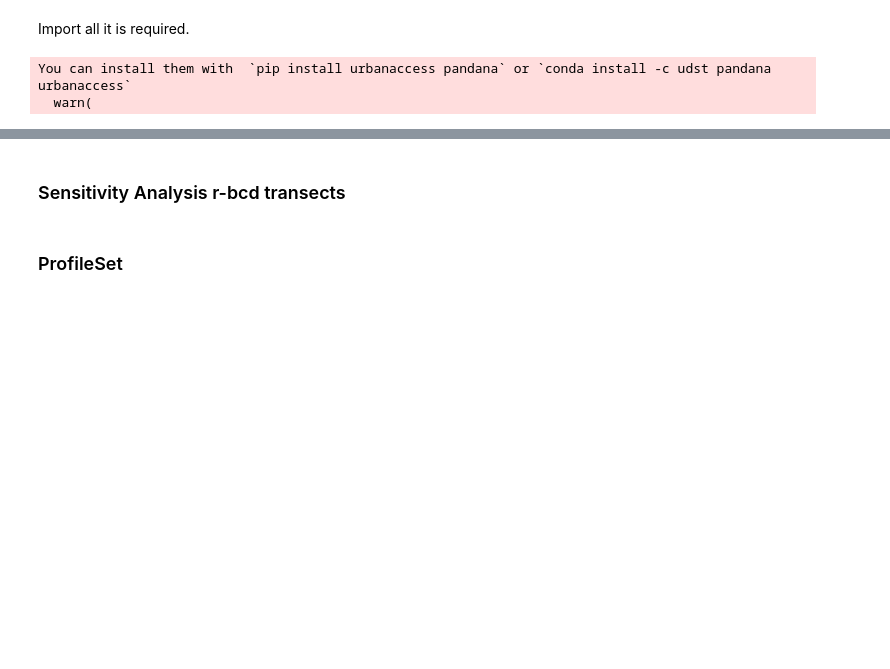
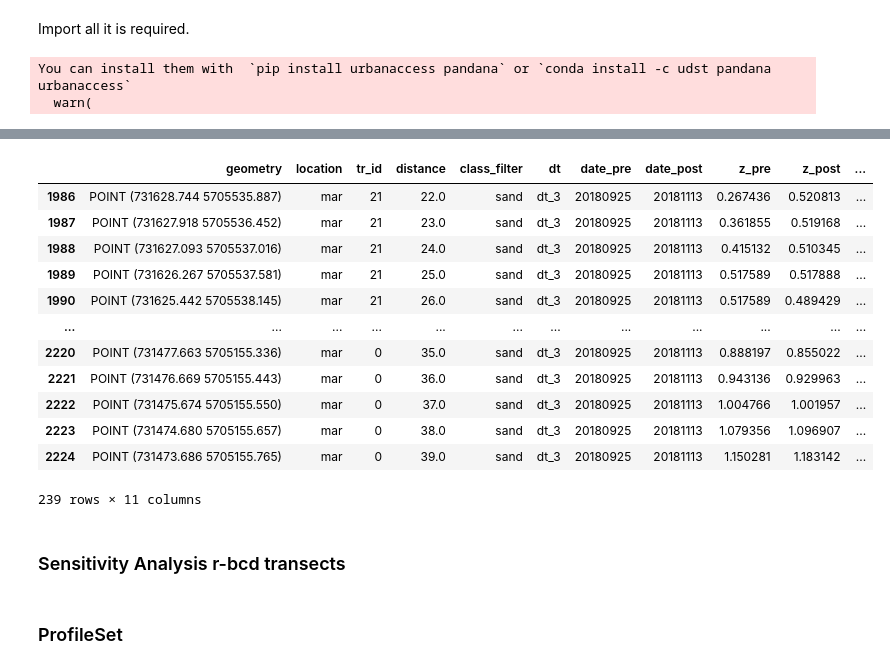
Before and after one commit to npucino/sandpyper, a Jupyter notebook: examples/Example_1_Profile_extraction-CLASS.ipynb, the cells around one changed output, grey strips where cells are left out. Cells and saved outputs as stored; diff of their text form; code cells hidden in the pictures; blank space fills up the shorter version.

```diff
--- a/examples/Example_1_Profile_extraction-CLASS.ipynb
+++ b/examples/Example_1_Profile_extraction-CLASS.ipynb
@@ -71,3 +294,19 @@ D.compute_multitemporal(loc_full={'mar': 'Marengo',
+# %%
+D.dh_df.query("location=='mar' and dt=='dt_3'")
+# %% [output]
+|  | geometry | location | tr_id | distance | class_filter | dt | date_pre | date_post | z_pre | z_post | ... |
+| 1986 | POINT (731628.744 5705535.887) | mar | 21 | 22.0 | sand | dt_3 | 20180925 | 20181113 | 0.267436 | 0.520813 | ... |
+| 1987 | POINT (731627.918 5705536.452) | mar | 21 | 23.0 | sand | dt_3 | 20180925 | 20181113 | 0.361855 | 0.519168 | ... |
+| 1988 | POINT (731627.093 5705537.016) | mar | 21 | 24.0 | sand | dt_3 | 20180925 | 20181113 | 0.415132 | 0.510345 | ... |
+| 1989 | POINT (731626.267 5705537.581) | mar | 21 | 25.0 | sand | dt_3 | 20180925 | 20181113 | 0.517589 | 0.517888 | ... |
+| 1990 | POINT (731625.442 5705538.145) | mar | 21 | 26.0 | sand | dt_3 | 20180925 | 20181113 | 0.517589 | 0.489429 | ... |
+| ... | ... | ... | ... | ... | ... | ... | ... | ... | ... | ... | ... |
+| 2220 | POINT (731477.663 5705155.336) | mar | 0 | 35.0 | sand | dt_3 | 20180925 | 20181113 | 0.888197 | 0.855022 | ... |
+| 2221 | POINT (731476.669 5705155.443) | mar | 0 | 36.0 | sand | dt_3 | 20180925 | 20181113 | 0.943136 | 0.929963 | ... |
+| 2222 | POINT (731475.674 5705155.550) | mar | 0 | 37.0 | sand | dt_3 | 20180925 | 20181113 | 1.004766 | 1.001957 | ... |
+| 2223 | POINT (731474.680 5705155.657) | mar | 0 | 38.0 | sand | dt_3 | 20180925 | 20181113 | 1.079356 | 1.096907 | ... |
+| 2224 | POINT (731473.686 5705155.765) | mar | 0 | 39.0 | sand | dt_3 | 20180925 | 20181113 | 1.150281 | 1.183142 | ... |
+239 rows × 11 columns
 # %% [markdown]
 ### Sensitivity Analysis r-bcd transects
 # %%
```
Also changed, not shown: parts of 17 cells of this notebook, 2 other files.
